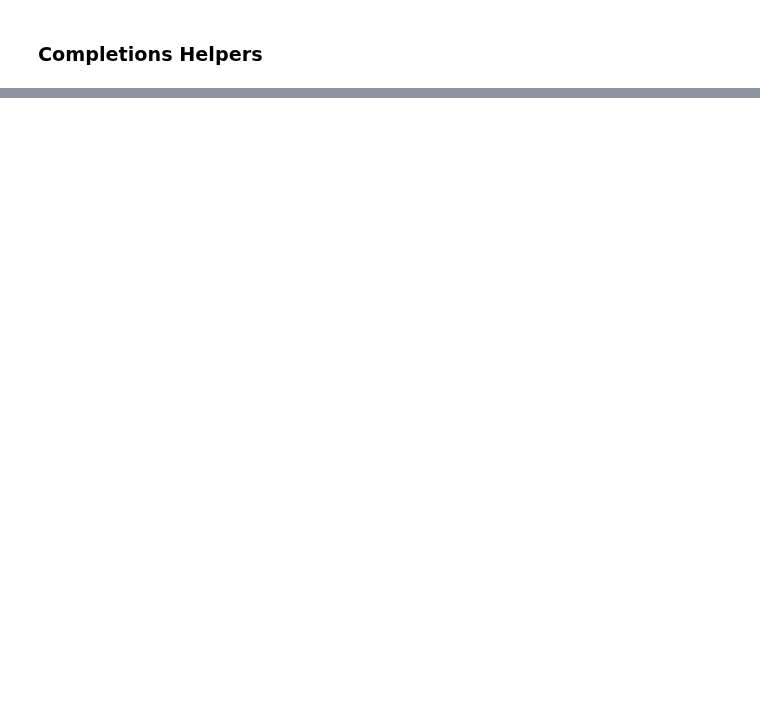
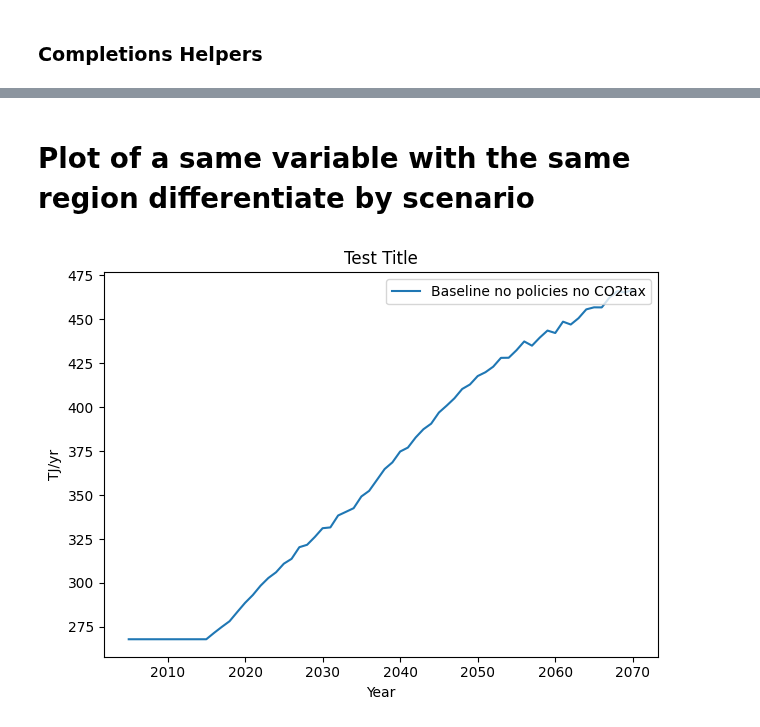
Before and after one commit to Tristan22400/IAMC_format, a Jupyter notebook: Visualization/Plot_timeseries.ipynb, the cells around one changed output, grey strips where cells are left out. Cells and saved outputs as stored; diff of their text form; code cells hidden in the pictures; blank space fills up the shorter version.

```diff
--- a/Visualization/Plot_timeseries.ipynb
+++ b/Visualization/Plot_timeseries.ipynb
@@ -46,0 +100,19 @@ plt.show()
+# %% [markdown]
+# Plot of a same variable with the same region differentiate by scenario
+# %%
+model  = "WILIAM"
+variable = 'Final Energy|Waste Management|Heat' # To change the variable you want to plot you can use the tree searching above to find all the available variables.
+title = 'Test Title' # To complete manually
+region = 'Austria' #To complete manually
+
+# If you want to remove the region World, you need to add this at the end of the above line .filter(region="World", keep=False)
+data = df.filter(model=model, variable=variable, region=region)
+
+data.plot(color="scenario", title=title)
+data.timeseries()
+plt.legend(loc=1)
+plt.tight_layout()
+plt.savefig('Final Energy')
+plt.show()
+# %% [output]
+[figure, added]
```
Also changed, not shown: parts of 7 cells of this notebook.
